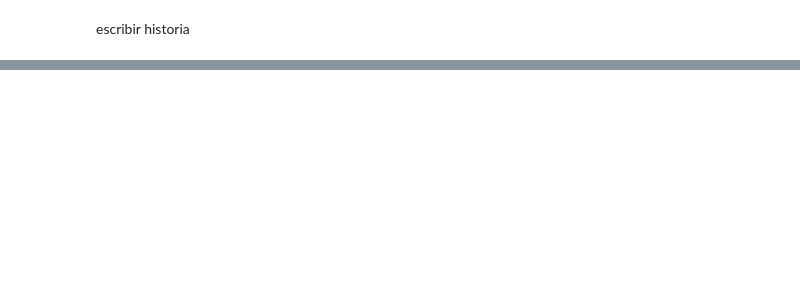
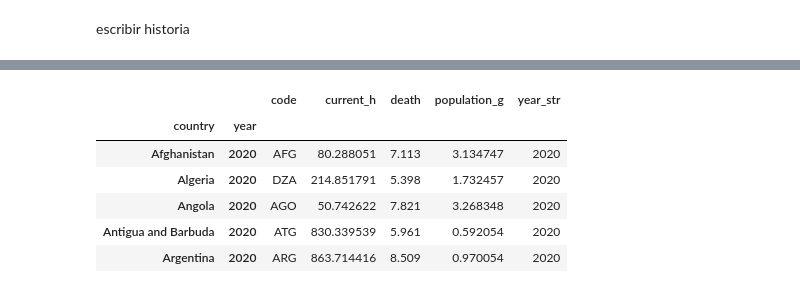
Before and after one commit to Marialerq/DataVisualization2023-2, a Jupyter notebook: 05_Dataframe.ipynb, the cells around one changed output, grey strips where cells are left out. Cells and saved outputs as stored; diff of their text form; code cells hidden in the pictures; blank space fills up the shorter version.

```diff
--- a/05_Dataframe.ipynb
+++ b/05_Dataframe.ipynb
@@ -282,0 +298,11 @@ escribir historia
+# %%
+y20 = d2.filter(like = "2020", axis =0)
+y20.head()
+# %% [output]
+|  |  | code | current_h | death | population_g | year_str |
+| country | year |  |  |  |  |  |
+| Afghanistan | 2020 | AFG | 80.288051 | 7.113 | 3.134747 | 2020 |
+| Algeria | 2020 | DZA | 214.851791 | 5.398 | 1.732457 | 2020 |
+| Angola | 2020 | AGO | 50.742622 | 7.821 | 3.268348 | 2020 |
+| Antigua and Barbuda | 2020 | ATG | 830.339539 | 5.961 | 0.592054 | 2020 |
+| Argentina | 2020 | ARG | 863.714416 | 8.509 | 0.970054 | 2020 |
```
Also changed, not shown: parts of 15 cells of this notebook.
